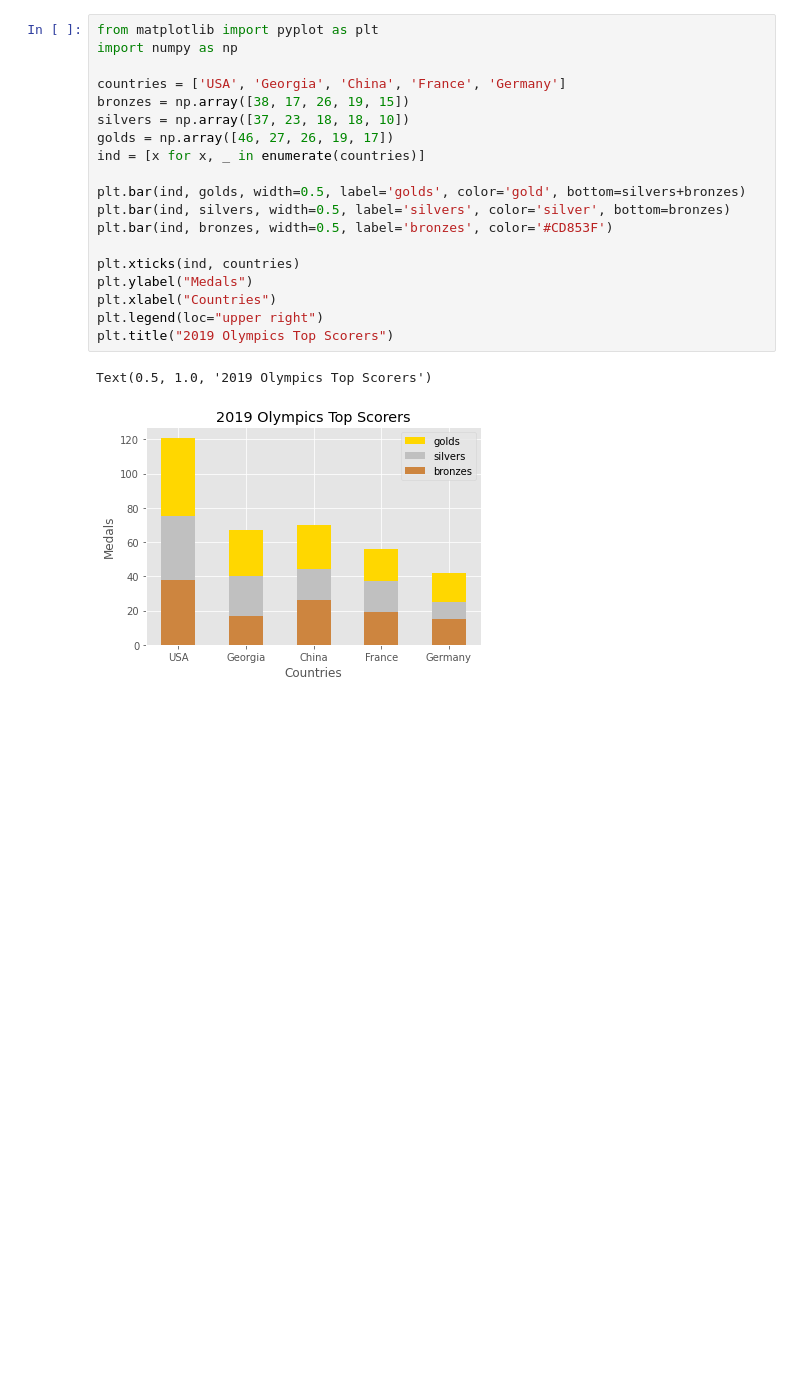
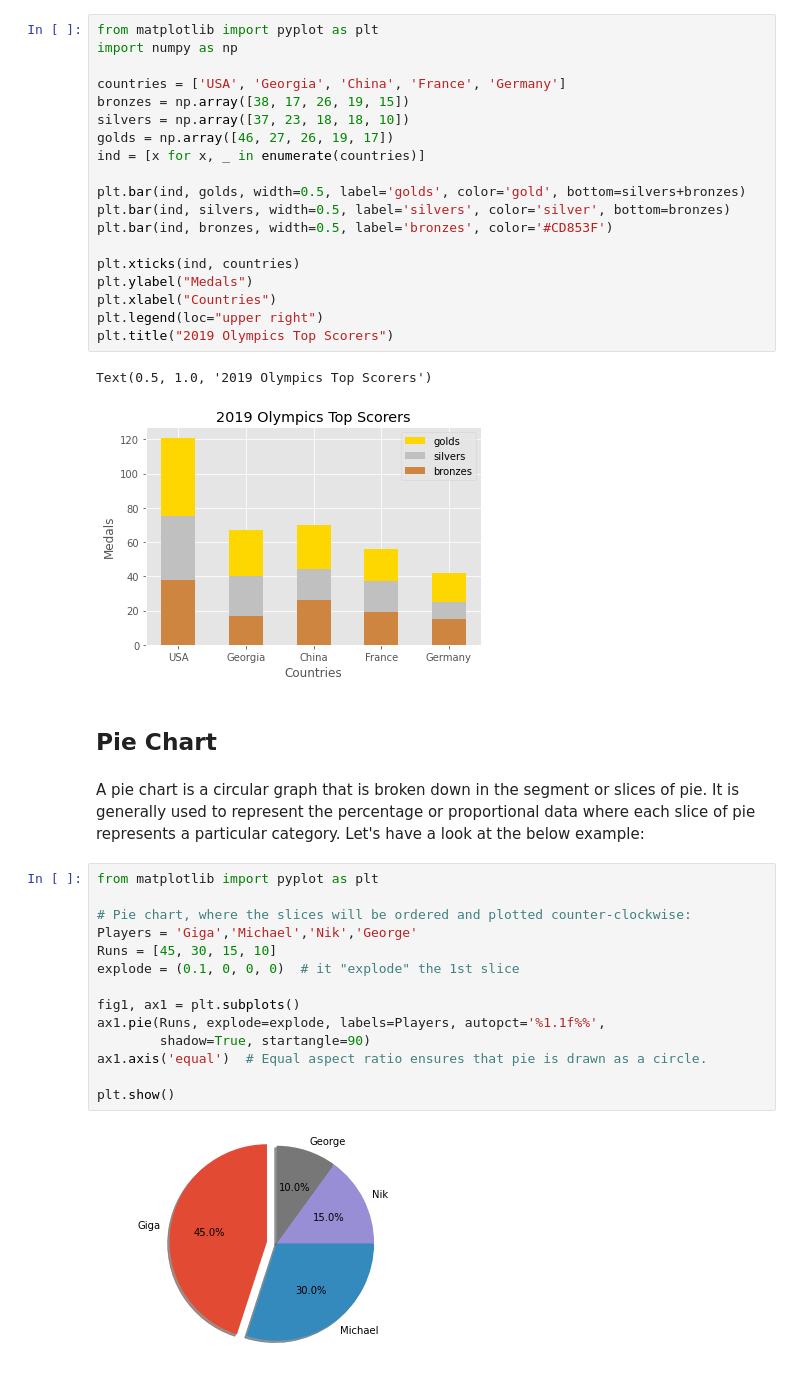
Before and after one commit to Wikistore/Data_Analysis_with_PL, a Jupyter notebook: MatplotlibBasicTutorials.ipynb, the cells around one changed output. Saved outputs shown, nothing was run; the diff lists cells and outputs as text; blank space fills up the shorter version.

```diff
--- a/MatplotlibBasicTutorials.ipynb
+++ b/MatplotlibBasicTutorials.ipynb
@@ -427,3 +427,23 @@ plt.title("2019 Olympics Top Scorers")
 # %% [output]
 Text(0.5, 1.0, '2019 Olympics Top Scorers')
 [figure]
+# %% [markdown]
+## Pie Chart
+# %% [markdown]
+A pie chart is a circular graph that is broken down in the segment or slices of pie. It is generally used to represent the percentage or proportional data where each slice of pie represents a particular category. Let's have a look at the below example:
+# %%
+from matplotlib import pyplot as plt
+
+# Pie chart, where the slices will be ordered and plotted counter-clockwise:
+Players = 'Giga','Michael','Nik','George'
+Runs = [45, 30, 15, 10]
+explode = (0.1, 0, 0, 0)  # it "explode" the 1st slice
+
+fig1, ax1 = plt.subplots()
+ax1.pie(Runs, explode=explode, labels=Players, autopct='%1.1f%%',
+        shadow=True, startangle=90)
+ax1.axis('equal')  # Equal aspect ratio ensures that pie is drawn as a circle.
+
+plt.show()
+# %% [output]
+[figure, added]
```
